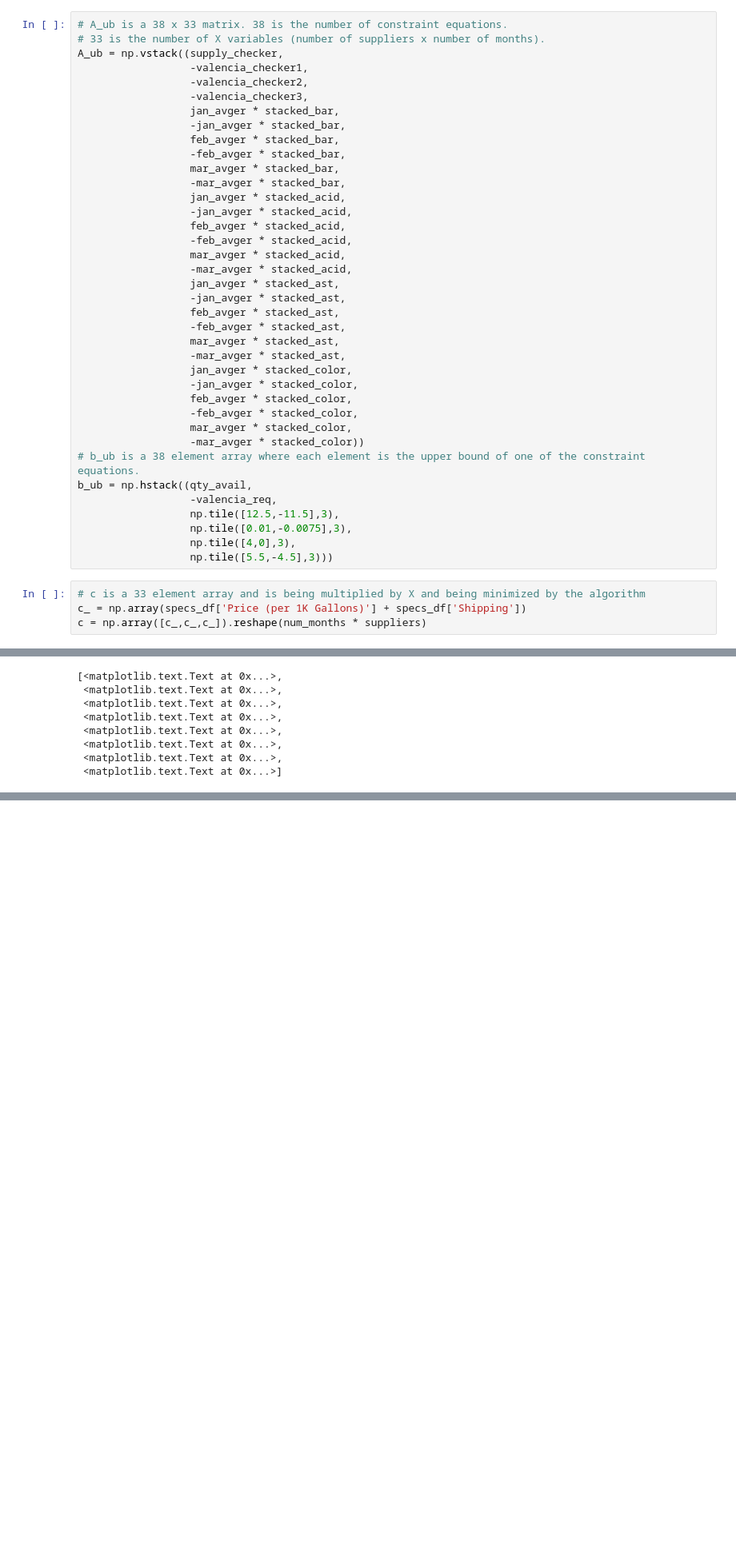
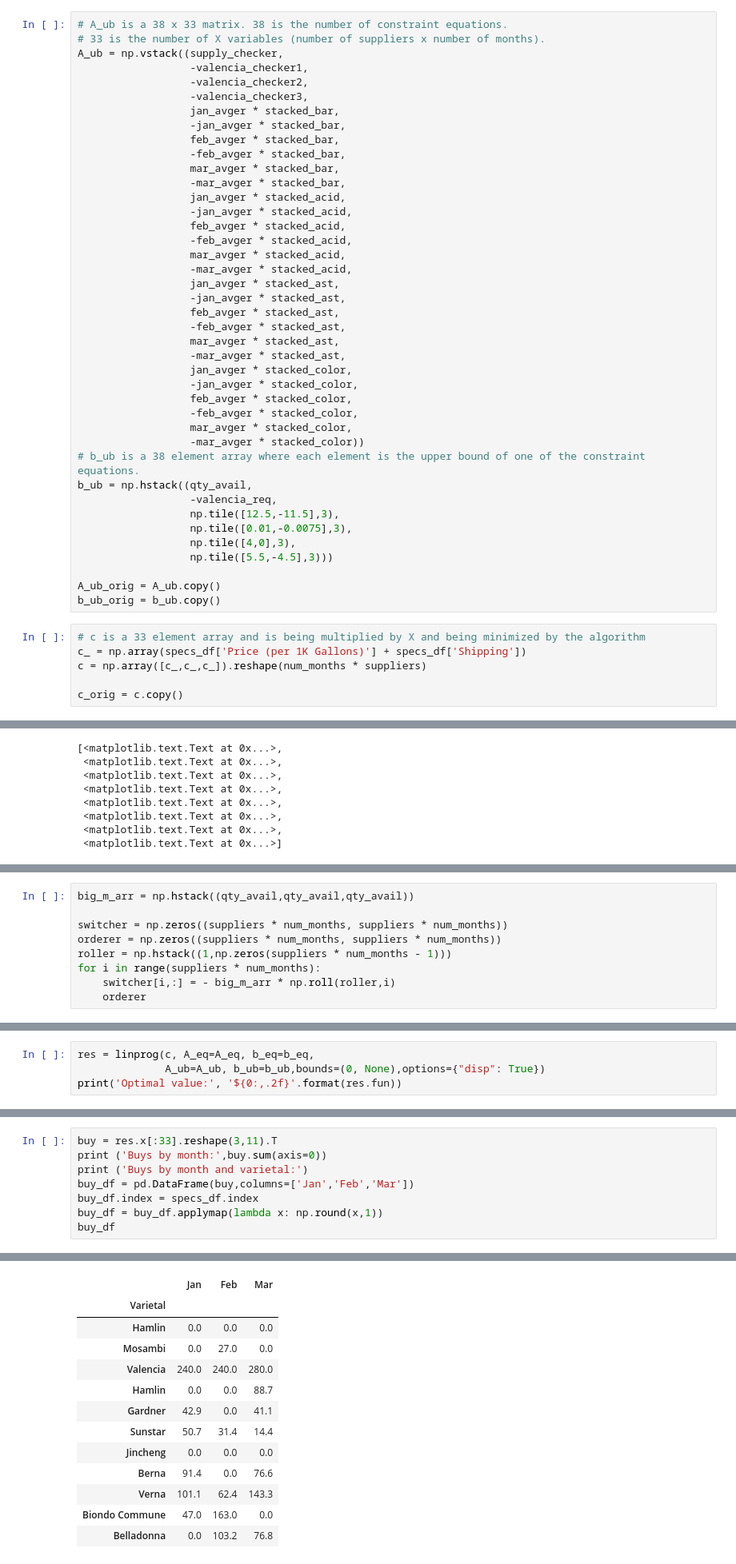
Before and after one commit to slstarnes/data-smart-sans-excel, a Jupyter notebook: Data Smart Sans Excel - Ch. 4.ipynb, the cells around one changed output, grey strips where cells are left out. Shown at 80% size. Saved outputs shown, nothing was run; the diff lists cells and outputs as text; blank space fills up the shorter version.

```diff
--- a/Data Smart Sans Excel - Ch. 4.ipynb
+++ b/Data Smart Sans Excel - Ch. 4.ipynb
@@ -159,10 +162,15 @@ b_ub = np.hstack((qty_avail,
                   np.tile([0.01,-0.0075],3),
                   np.tile([4,0],3),
                   np.tile([5.5,-4.5],3)))
+
+A_ub_orig = A_ub.copy()
+b_ub_orig = b_ub.copy()
 # %%
 # c is a 33 element array and is being multiplied by X and being minimized by the algorithm
 c_ = np.array(specs_df['Price (per 1K Gallons)'] + specs_df['Shipping'])
 c = np.array([c_,c_,c_]).reshape(num_months * suppliers)
+
+c_orig = c.copy()
 # %%
 res = linprog(c, A_eq=A_eq, b_eq=b_eq,
               A_ub=A_ub, b_ub=b_ub,bounds=(0, None),options={"disp": True})
@@ -588,0 +610,9 @@ ax.set_xticklabels(['${:.2f}M'.format(x/1000000) for x in vals])
+# %%
+big_m_arr = np.hstack((qty_avail,qty_avail,qty_avail))
+
+switcher = np.zeros((suppliers * num_months, suppliers * num_months))
+orderer = np.zeros((suppliers * num_months, suppliers * num_months))
+roller = np.hstack((1,np.zeros(suppliers * num_months - 1)))
+for i in range(suppliers * num_months):
+    switcher[i,:] = - big_m_arr * np.roll(roller,i)
+    orderer
@@ -588,0 +671,4 @@ ax.set_xticklabels(['${:.2f}M'.format(x/1000000) for x in vals])
+# %%
+res = linprog(c, A_eq=A_eq, b_eq=b_eq,
+              A_ub=A_ub, b_ub=b_ub,bounds=(0, None),options={"disp": True})
+print('Optimal value:', '${0:,.2f}'.format(res.fun))
@@ -588,0 +713,9 @@ ax.set_xticklabels(['${:.2f}M'.format(x/1000000) for x in vals])
+# %%
+buy = res.x[:33].reshape(3,11).T
+print ('Buys by month:',buy.sum(axis=0))
+print ('Buys by month and varietal:')
+buy_df = pd.DataFrame(buy,columns=['Jan','Feb','Mar'])
+buy_df.index = specs_df.index
+buy_df = buy_df.applymap(lambda x: np.round(x,1))
+buy_df
+# %% [output]
@@ -589,3 +724,16 @@ ax.set_xticklabels(['${:.2f}M'.format(x/1000000) for x in vals])
+|  | Jan | Feb | Mar |
+| Varietal |  |  |  |
+| Hamlin | 0.0 | 0.0 | 0.0 |
+| Mosambi | 0.0 | 27.0 | 0.0 |
+| Valencia | 240.0 | 240.0 | 280.0 |
+| Hamlin | 0.0 | 0.0 | 88.7 |
+| Gardner | 42.9 | 0.0 | 41.1 |
+| Sunstar | 50.7 | 31.4 | 14.4 |
+| Jincheng | 0.0 | 0.0 | 0.0 |
+| Berna | 91.4 | 0.0 | 76.6 |
+| Verna | 101.1 | 62.4 | 143.3 |
+| Biondo Commune | 47.0 | 163.0 | 0.0 |
+| Belladonna | 0.0 | 103.2 | 76.8 |
 # %% [markdown]
 ### Optimization Model Integer Acid
 # %% [markdown]
```
Also changed, not shown: parts of 11 cells of this notebook.
